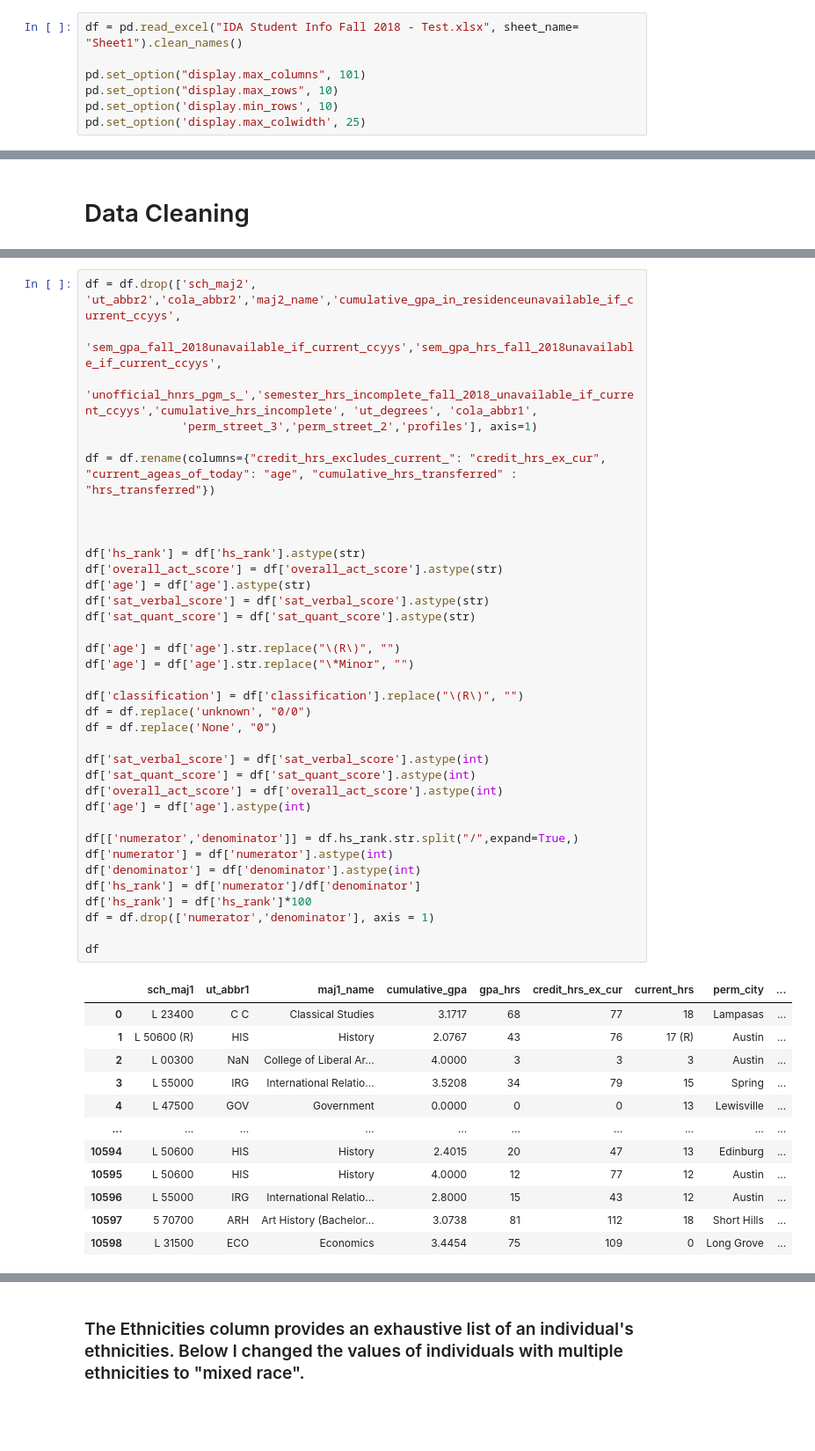
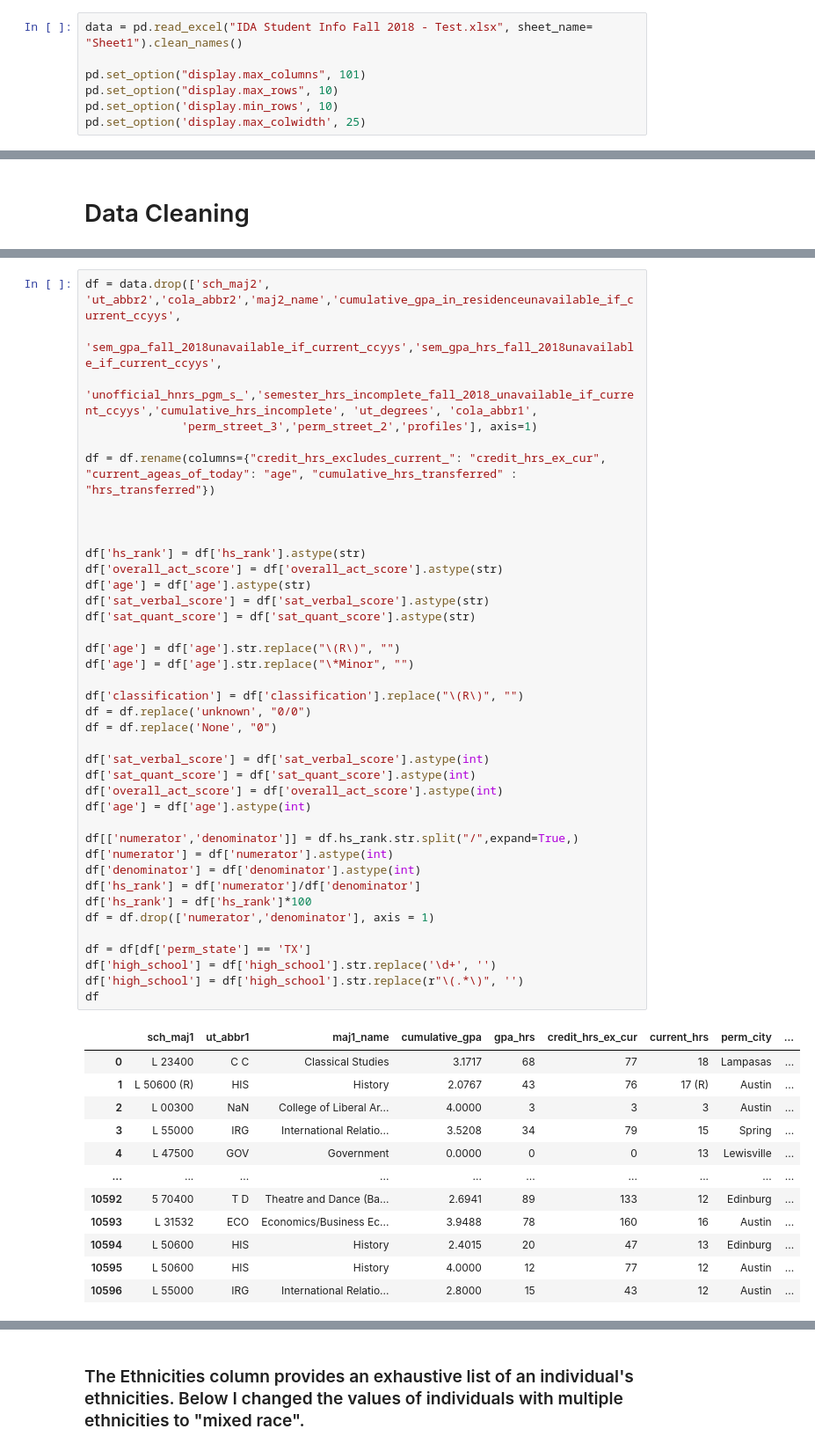
Before and after one commit to ethantenison/UT_Lab-Matching-, a Jupyter notebook: matching_ut_researchlab.ipynb, the cells around one changed output, grey strips where cells are left out. Shown: that part at 88% size. Cells and saved outputs as stored; diff of their text form; blank space fills up the shorter version.

Commit message:
Data cleaned accountability ratings

```diff
--- a/matching_ut_researchlab.ipynb
+++ b/matching_ut_researchlab.ipynb
@@ -21,7 +20,7 @@ import qgrid
 %matplotlib inline
 pd.set_option('display.max_colwidth', 100)
 # %%
-df = pd.read_excel("IDA Student Info Fall 2018 - Test.xlsx", sheet_name= "Sheet1").clean_names()
+data = pd.read_excel("IDA Student Info Fall 2018 - Test.xlsx", sheet_name= "Sheet1").clean_names()
 
 pd.set_option("display.max_columns", 101)
 pd.set_option("display.max_rows", 10)
@@ -78,5 +79,5 @@ pd.set_option('display.max_colwidth', 25)
 # %%
-df = df.drop(['sch_maj2', 'ut_abbr2','cola_abbr2','maj2_name','cumulative_gpa_in_residenceunavailable_if_current_ccyys',
+df = data.drop(['sch_maj2', 'ut_abbr2','cola_abbr2','maj2_name','cumulative_gpa_in_residenceunavailable_if_current_ccyys',
              'sem_gpa_fall_2018unavailable_if_current_ccyys','sem_gpa_hrs_fall_2018unavailable_if_current_ccyys',
              'unofficial_hnrs_pgm_s_','semester_hrs_incomplete_fall_2018_unavailable_if_current_ccyys','cumulative_hrs_incomplete', 'ut_degrees', 'cola_abbr1',
               'perm_street_3','perm_street_2','profiles'], axis=1)
@@ -92,35 +93,38 @@ df['sat_verbal_score'] = df['sat_verbal_score'].astype(str)
 df['sat_quant_score'] = df['sat_quant_score'].astype(str)
 
 df['age'] = df['age'].str.replace("\(R\)", "")
 df['age'] = df['age'].str.replace("\*Minor", "")
 
 df['classification'] = df['classification'].replace("\(R\)", "")
 df = df.replace('unknown', "0/0")
 df = df.replace('None', "0")
 
 df['sat_verbal_score'] = df['sat_verbal_score'].astype(int)
 df['sat_quant_score'] = df['sat_quant_score'].astype(int)
 df['overall_act_score'] = df['overall_act_score'].astype(int)
 df['age'] = df['age'].astype(int)
 
 df[['numerator','denominator']] = df.hs_rank.str.split("/",expand=True,)
 df['numerator'] = df['numerator'].astype(int)
 df['denominator'] = df['denominator'].astype(int)
 df['hs_rank'] = df['numerator']/df['denominator']
 df['hs_rank'] = df['hs_rank']*100
 df = df.drop(['numerator','denominator'], axis = 1)
 
+df = df[df['perm_state'] == 'TX']
+df['high_school'] = df['high_school'].str.replace('\d+', '')
+df['high_school'] = df['high_school'].str.replace(r"\(.*\)", '')
 df
 # %% [output]
 |  | sch_maj1 | ut_abbr1 | maj1_name | cumulative_gpa | gpa_hrs | credit_hrs_ex_cur | current_hrs | perm_city | ... |
 | 0 | L 23400 | C C | Classical Studies | 3.1717 | 68 | 77 | 18 | Lampasas | ... |
 | 1 | L 50600 (R) | HIS | History | 2.0767 | 43 | 76 | 17 (R) | Austin | ... |
 | 2 | L 00300 | NaN | College of Liberal Ar... | 4.0000 | 3 | 3 | 3 | Austin | ... |
 | 3 | L 55000 | IRG | International Relatio... | 3.5208 | 34 | 79 | 15 | Spring | ... |
 | 4 | L 47500 | GOV | Government | 0.0000 | 0 | 0 | 13 | Lewisville | ... |
 | ... | ... | ... | ... | ... | ... | ... | ... | ... | ... |
+| 10592 | 5 70400 | T D | Theatre and Dance (Ba... | 2.6941 | 89 | 133 | 12 | Edinburg | ... |
+| 10593 | L 31532 | ECO | Economics/Business Ec... | 3.9488 | 78 | 160 | 16 | Austin | ... |
 | 10594 | L 50600 | HIS | History | 2.4015 | 20 | 47 | 13 | Edinburg | ... |
 | 10595 | L 50600 | HIS | History | 4.0000 | 12 | 77 | 12 | Austin | ... |
 | 10596 | L 55000 | IRG | International Relatio... | 2.8000 | 15 | 43 | 12 | Austin | ... |
-| 10597 | 5 70700 | ARH | Art History (Bachelor... | 3.0738 | 81 | 112 | 18 | Short Hills | ... |
-| 10598 | L 31500 | ECO | Economics | 3.4454 | 75 | 109 | 0 | Long Grove | ... |
```
Also changed, not shown: parts of 7 cells of this notebook, 1 other file.
